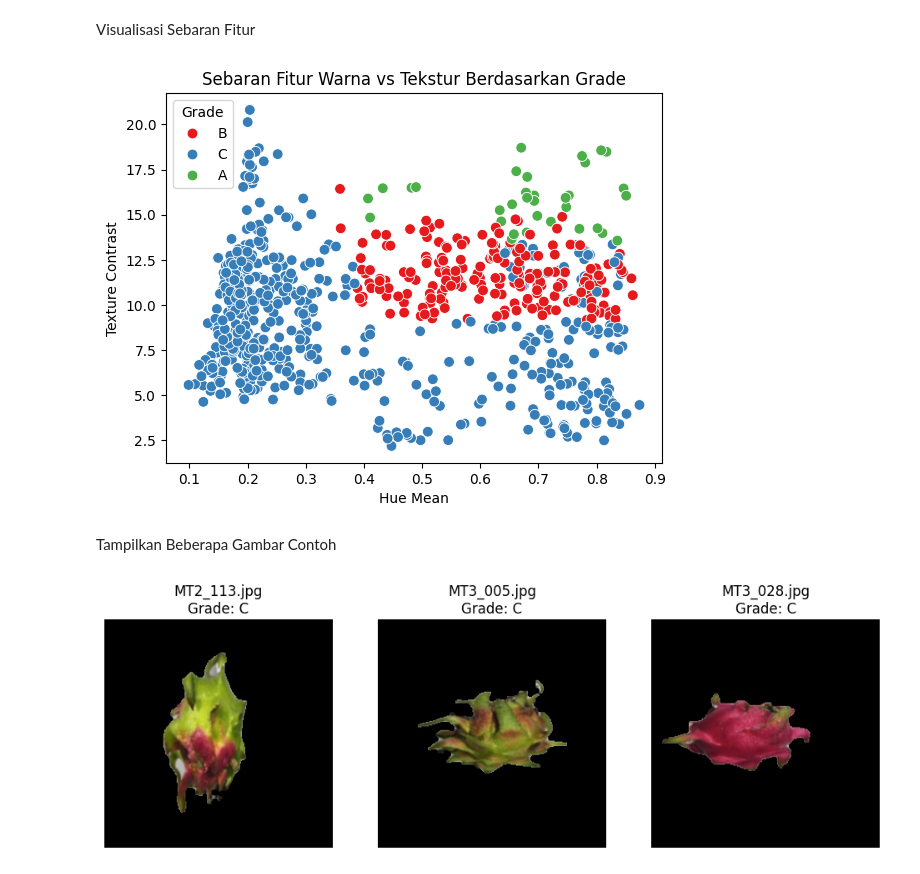
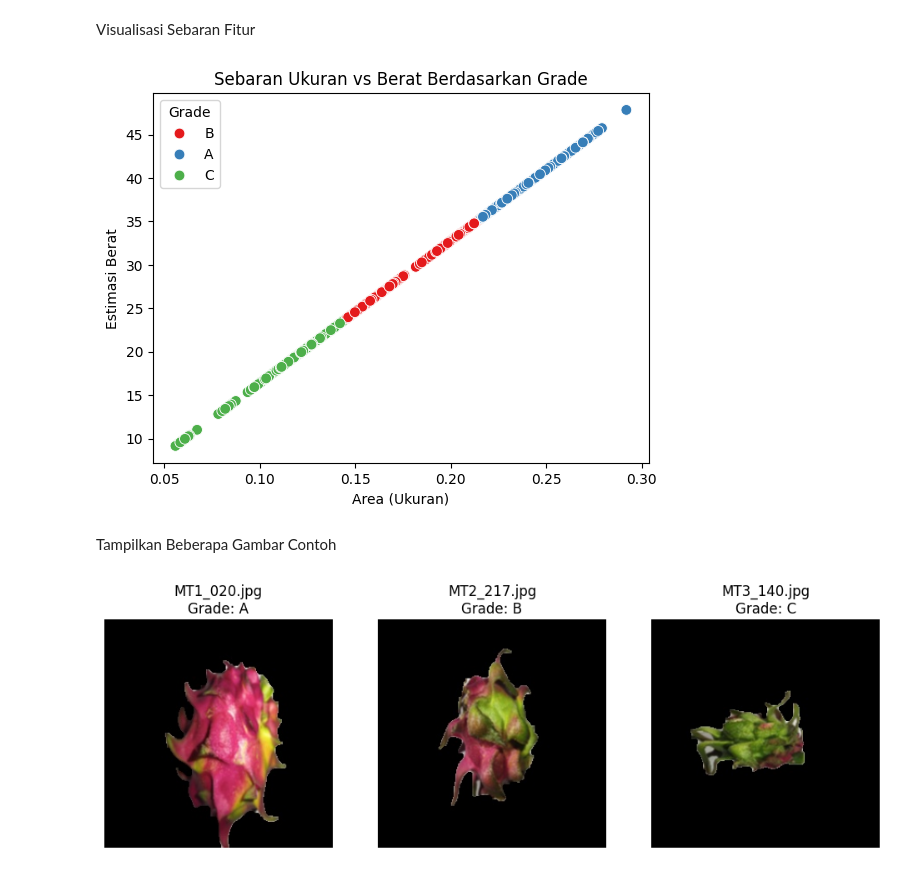
Before and after one commit to DevMossTeam/DragonFruit_Grading, a Jupyter notebook: src/evaluation.ipynb, the cells around one changed output. Drawn from its saved outputs; the diff is of its cells as text; code cells hidden in the pictures.

```diff
--- a/src/evaluation.ipynb
+++ b/src/evaluation.ipynb
@@ -73,31 +73,38 @@ plt.show()
 # %% [markdown]
 Visualisasi Sebaran Fitur
 # %%
-sns.scatterplot(data=df, x='hue_mean', y='texture_contrast',
-                hue='grade_label', palette='Set1', s=60)
-plt.title("Sebaran Fitur Warna vs Tekstur Berdasarkan Grade")
-plt.xlabel("Hue Mean")
-plt.ylabel("Texture Contrast")
+sns.scatterplot(data=df, x='area', y='weight_est', hue='grade_label', palette='Set1', s=60)
+plt.title("Sebaran Ukuran vs Berat Berdasarkan Grade")
+plt.xlabel("Area (Ukuran)")
+plt.ylabel("Estimasi Berat")
 plt.legend(title="Grade")
 plt.show()
 # %% [output]
-[figure, old version]
+[figure, new version]
 # %% [markdown]
 Tampilkan Beberapa Gambar Contoh
 # %%
 SEGMENTED_DIR = r"E:\DragonEye\dataset\segmented"
 
-samples = df.sample(n=3)
+# Filter DataFrame untuk masing-masing grade dan ambil satu sampel untuk tiap grade
+samples_A = df[df['grade_label'] == 'A'].sample(n=1)
+samples_B = df[df['grade_label'] == 'B'].sample(n=1)
+samples_C = df[df['grade_label'] == 'C'].sample(n=1)
+
+# Gabungkan sampel dari ketiga grade
+samples = pd.concat([samples_A, samples_B, samples_C])
+
+# Plotting gambar
 plt.figure(figsize=(12, 4))
 for i, (_, row) in enumerate(samples.iterrows()):
     img_path = os.path.join(SEGMENTED_DIR, row['filename'])
     img = cv2.imread(img_path)
     if img is not None:
-        img = cv2.cvtColor(img, cv2.COLOR_BGR2RGB)
-        plt.subplot(1, 3, i + 1)
+        img = cv2.cvtColor(img, cv2.COLOR_BGR2RGB)  # Ubah BGR ke RGB untuk tampilan yang benar
+        plt.subplot(1, 3, i + 1)  # Menyusun 3 gambar dalam 1 baris
         plt.imshow(img)
         plt.title(f"{row['filename']}\nGrade: {row['grade_label']}")
         plt.axis('off')
 plt.show()
 # %% [output]
-[figure, old version]
+[figure, new version]
```
Also changed, not shown: parts of 3 cells of this notebook, 4 other files.
